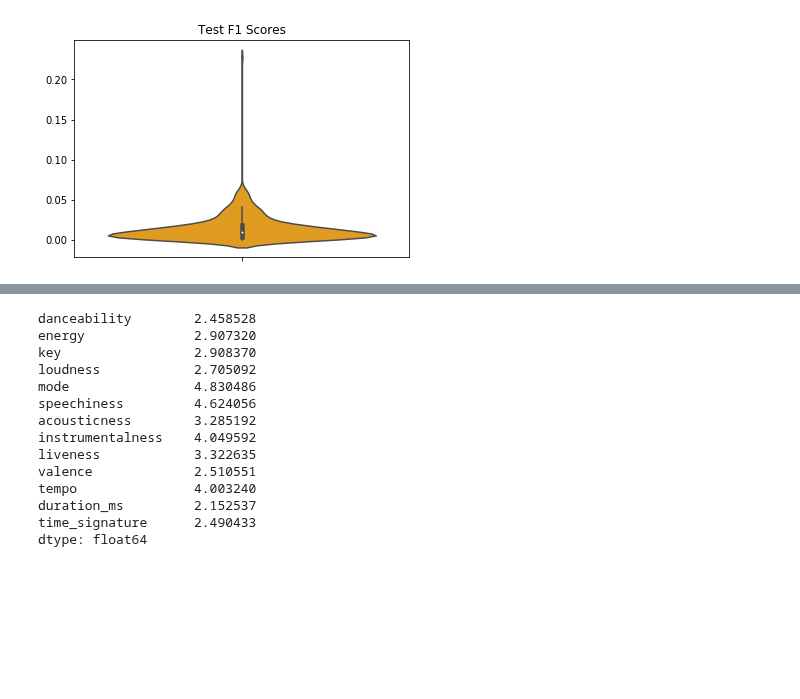
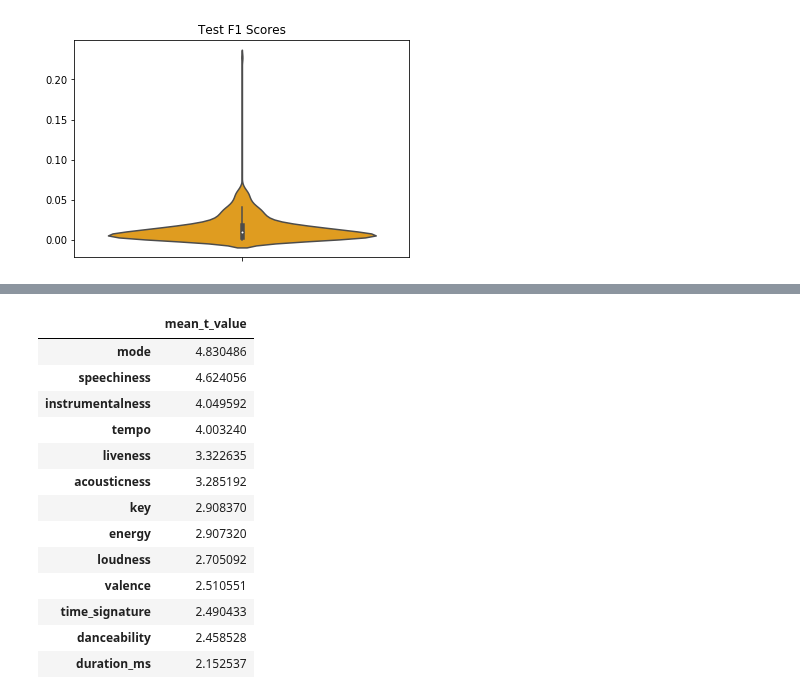
Before and after one commit to spotted-d/spotify-project, a Jupyter notebook: notebooks/emily_milestone_4.ipynb, the cells around one changed output, grey strips where cells are left out. Cells and saved outputs as stored; diff of their text form; code cells hidden in the pictures; blank space fills up the shorter version.

Commit message:
Found mean T values and plotted violin plots

```diff
--- a/notebooks/emily_milestone_4.ipynb
+++ b/notebooks/emily_milestone_4.ipynb
@@ -392,20 +392,20 @@ def predictor_t_values(X_train, y_train, playlists):
 predictor_t_values = get_top_10_tvalues(X_train_df, y_train_df, playlist_indices)
 # %% [output]
 [interactive output not drawn]
-# %%
-predictor_t_values.mean()
-# %% [output]
-danceability        2.458528
-energy              2.907320
-key                 2.908370
-loudness            2.705092
-mode                4.830486
-speechiness         4.624056
-acousticness        3.285192
-instrumentalness    4.049592
-liveness            3.322635
-valence             2.510551
-tempo               4.003240
-duration_ms         2.152537
-time_signature      2.490433
-dtype: float64
+# %%
+pd.DataFrame(predictor_t_values.mean(), columns=["mean_t_value"]).sort_values(by="mean_t_value", ascending=False)
+# %% [output]
+|  | mean_t_value |
+| mode | 4.830486 |
+| speechiness | 4.624056 |
+| instrumentalness | 4.049592 |
+| tempo | 4.003240 |
+| liveness | 3.322635 |
+| acousticness | 3.285192 |
+| key | 2.908370 |
+| energy | 2.907320 |
+| loudness | 2.705092 |
+| valence | 2.510551 |
+| time_signature | 2.490433 |
+| danceability | 2.458528 |
+| duration_ms | 2.152537 |
```
